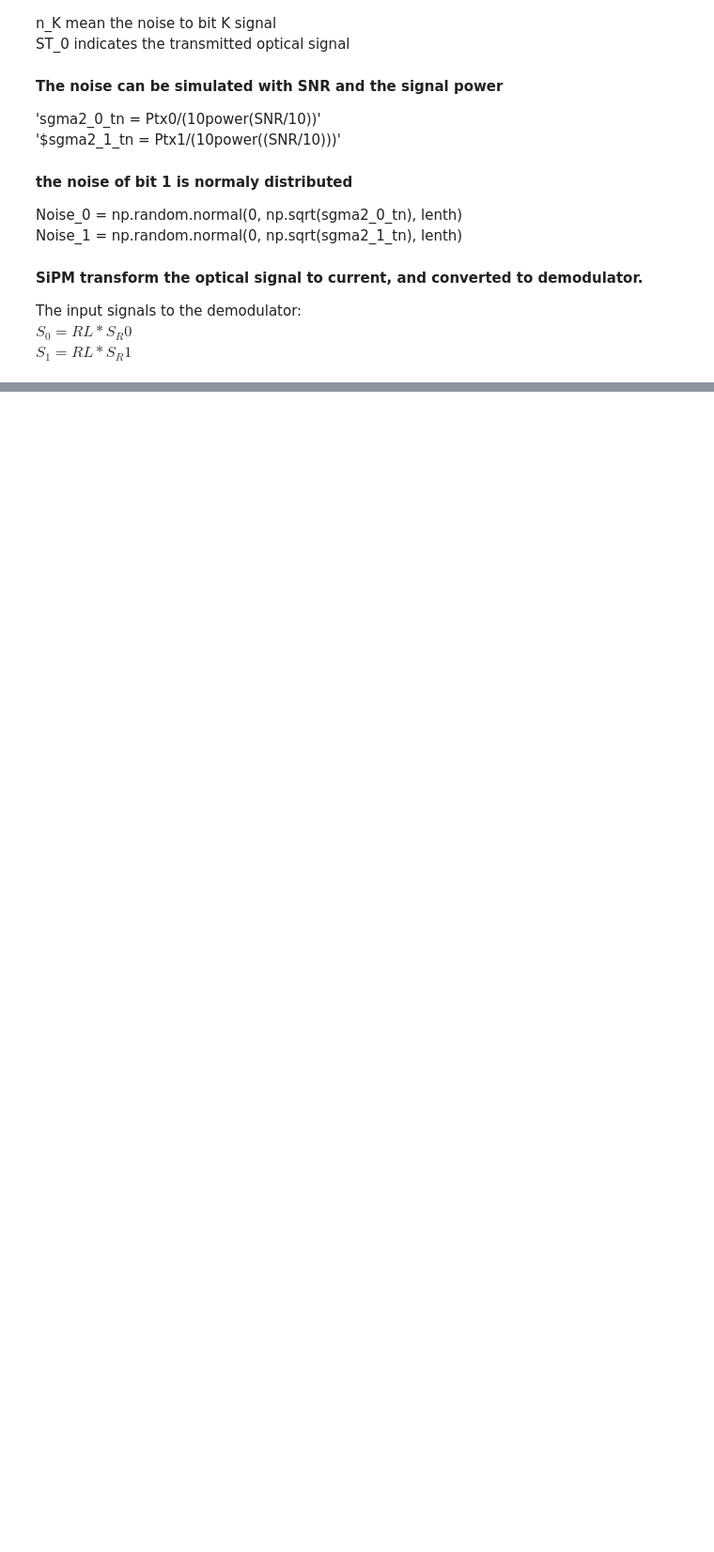
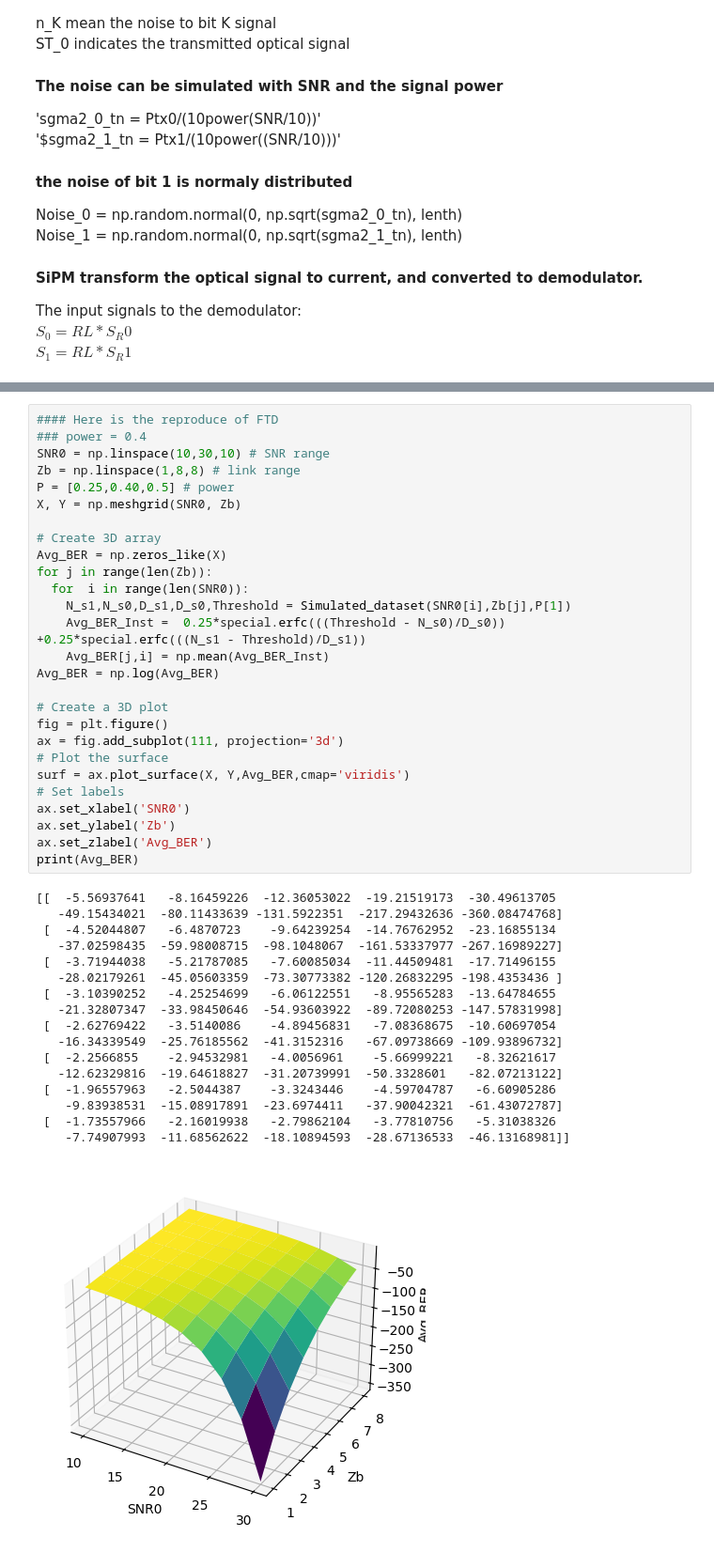
Before and after one commit to wei994/Reproduce-of-OOK-CNNs-Demudulation, a Jupyter notebook: Reproduce_FTD__OOK_CNNs.ipynb, the cells around one changed output, grey strips where cells are left out. Shown at 94% size. Cells and saved outputs as stored; diff of their text form; blank space fills up the shorter version.

```diff
--- a/Reproduce_FTD__OOK_CNNs.ipynb
+++ b/Reproduce_FTD__OOK_CNNs.ipynb
@@ -184,0 +201,45 @@ Text(0.5, 0, 'Avg_BER')
+# %%
+#### Here is the reproduce of FTD
+### power = 0.4
+SNR0 = np.linspace(10,30,10) # SNR range
+Zb = np.linspace(1,8,8) # link range
+P = [0.25,0.40,0.5] # power
+X, Y = np.meshgrid(SNR0, Zb)
+
+# Create 3D array
+Avg_BER = np.zeros_like(X)
+for j in range(len(Zb)):
+  for  i in range(len(SNR0)):
+    N_s1,N_s0,D_s1,D_s0,Threshold = Simulated_dataset(SNR0[i],Zb[j],P[1])
+    Avg_BER_Inst =  0.25*special.erfc(((Threshold - N_s0)/D_s0)) +0.25*special.erfc(((N_s1 - Threshold)/D_s1))
+    Avg_BER[j,i] = np.mean(Avg_BER_Inst)
+Avg_BER = np.log(Avg_BER)
+
+# Create a 3D plot
+fig = plt.figure()
+ax = fig.add_subplot(111, projection='3d')
+# Plot the surface
+surf = ax.plot_surface(X, Y,Avg_BER,cmap='viridis')
+# Set labels
+ax.set_xlabel('SNR0')
+ax.set_ylabel('Zb')
+ax.set_zlabel('Avg_BER')
+print(Avg_BER)
+# %% [output]
+[[  -5.56937641   -8.16459226  -12.36053022  -19.21519173  -30.49613705
+   -49.15434021  -80.11433639 -131.5922351  -217.29432636 -360.08474768]
+ [  -4.52044807   -6.4870723    -9.64239254  -14.76762952  -23.16855134
+   -37.02598435  -59.98008715  -98.1048067  -161.53337977 -267.16989227]
+ [  -3.71944038   -5.21787085   -7.60085034  -11.44509481  -17.71496155
+   -28.02179261  -45.05603359  -73.30773382 -120.26832295 -198.4353436 ]
+ [  -3.10390252   -4.25254699   -6.06122551   -8.95565283  -13.64784655
+   -21.32807347  -33.98450646  -54.93603922  -89.72080253 -147.57831998]
+ [  -2.62769422   -3.5140086    -4.89456831   -7.08368675  -10.60697054
+   -16.34339549  -25.76185562  -41.3152316   -67.09738669 -109.93896732]
+ [  -2.2566855    -2.94532981   -4.0056961    -5.66999221   -8.32621617
+   -12.62329816  -19.64618827  -31.20739991  -50.3328601   -82.07213122]
+ [  -1.96557963   -2.5044387    -3.3243446    -4.59704787   -6.60905286
+    -9.83938531  -15.08917891  -23.6974411   -37.90042321  -61.43072787]
+ [  -1.73557966   -2.16019938   -2.79862104   -3.77810756   -5.31038326
+    -7.74907993  -11.68562622  -18.10894593  -28.67136533  -46.13168981]]
+[figure, added]
```
Also changed, not shown: parts of 5 cells of this notebook.
